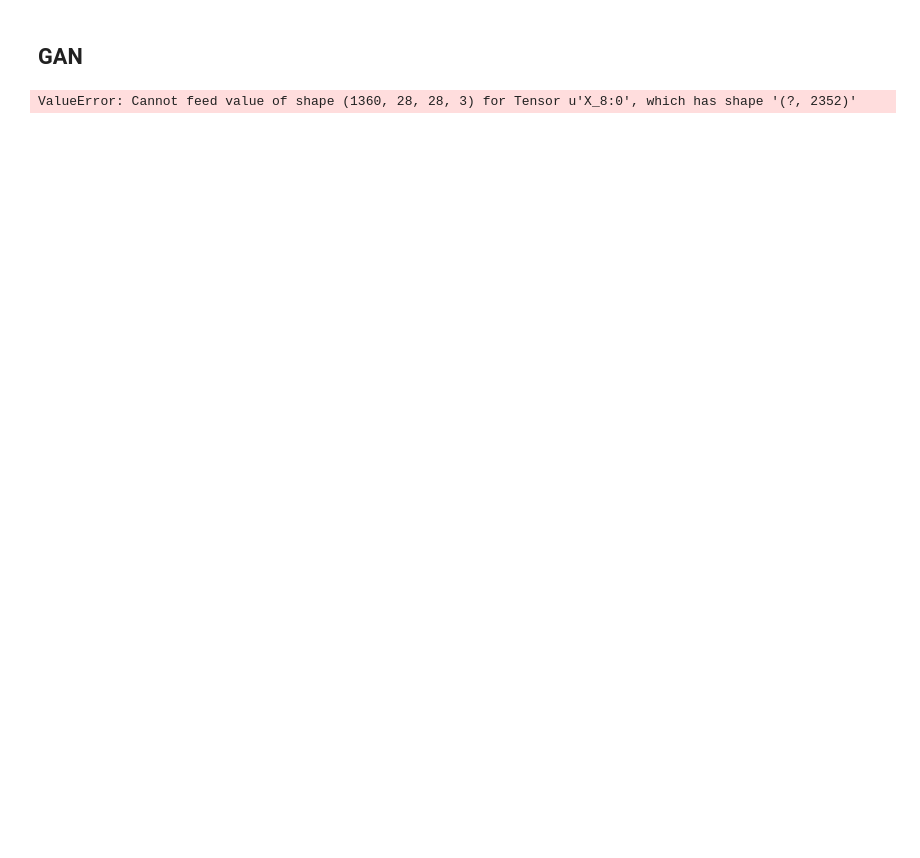
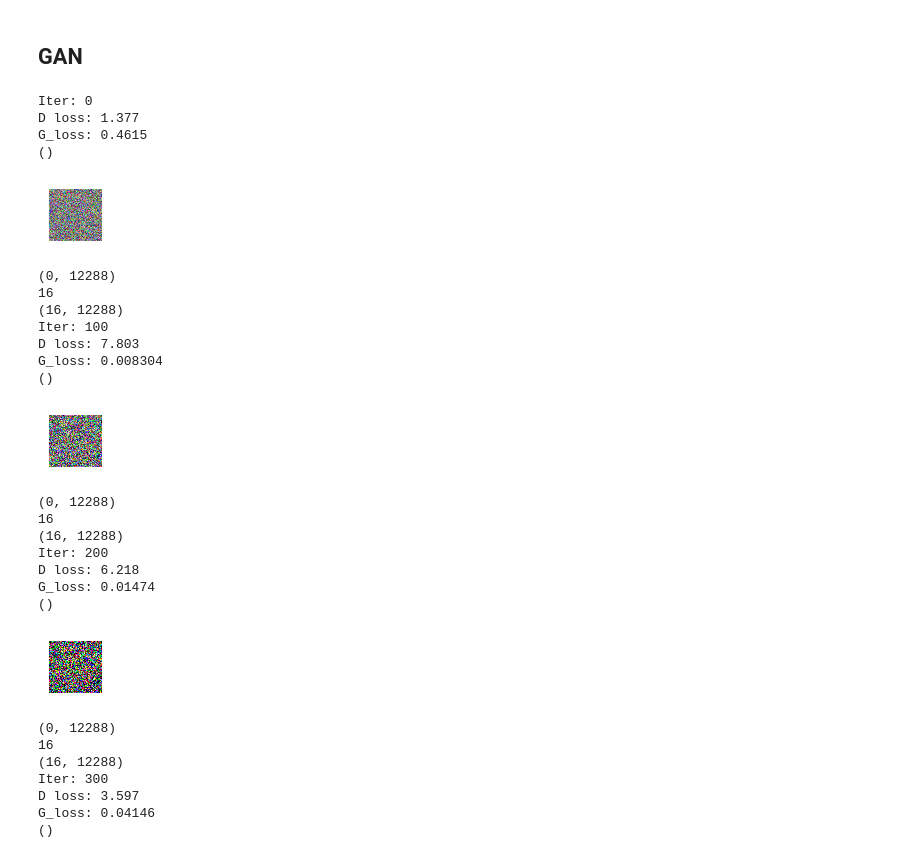
Before and after one commit to tingwenbao/W266-NLP-Final-Project-Text-to-Image-Synthesis-with-GAN, a Jupyter notebook: Dataset_Exploration .ipynb, the cells around one changed output. Cells and saved outputs as stored; diff of their text form; code cells hidden in the pictures; blank space fills up the shorter version.

```diff
--- a/Dataset_Exploration .ipynb
+++ b/Dataset_Exploration .ipynb
@@ -35 +41,16 @@ def xavier_init(size):
+# %%
+def plot(samples):
+    fig = plt.figure(figsize=(10, 10))
+    gs = gridspec.GridSpec(10, 10)
+    gs.update(wspace=0.05, hspace=0.05)
+
+    for i, sample in enumerate(samples):
+        ax = plt.subplot(gs[i])
+        plt.axis('off')
+        ax.set_xticklabels([])
+        ax.set_yticklabels([])
+        ax.set_aspect('equal')
+        plt.imshow(sample.reshape(64, 64, 3))
+
+    return fig
 # %%
@@ -91,21 +115,70 @@ def sample_Z(m, n):
     '''Uniform prior for G(Z)'''
     return np.random.uniform(-1., 1., size=[m, n])
 # %%
-mb_size = 128
+Z_dim = 100
+first = 0
 
-Z_dim = 100
+sess = tf.Session(config=tf.ConfigProto(log_device_placement=True))
+sess.run(tf.global_variables_initializer())
 
-sess = tf.Session()
-sess.run(tf.global_variables_initializer())
-for it in range(1000000):
+D_loss_c = []
+G_loss_c = []
 
-    _, D_loss_curr = sess.run([D_solver, D_loss], feed_dict={X_ph: X, Z_ph: sample_Z(mb_size, Z_dim)})
+for it in range(3000):
+    if (first+mb_size <= len(X)) :
+        x_input = X[first: first+mb_size, ]
+    else :
+        x_input = X[first: len(X), ]
+        print x_input.shape
+        first = (first + mb_size) % len(X)
+        print first
+        x_input = np.append(x_input, X[0: first, ]).reshape([-1, 12288])
+        print x_input.shape
+
+    first += mb_size
+
+    _, D_loss_curr = sess.run([D_solver, D_loss], feed_dict={X_ph: x_input, Z_ph: sample_Z(mb_size, Z_dim)})
+    _, G_loss_curr = sess.run([G_solver, G_loss], feed_dict={Z_ph: sample_Z(mb_size, Z_dim)})
     _, G_loss_curr = sess.run([G_solver, G_loss], feed_dict={Z_ph: sample_Z(mb_size, Z_dim)})
 
-    if it % 1000 == 0:
+    if it % 100 == 0:
         print('Iter: {}'.format(it))
         print('D loss: {:.4}'. format(D_loss_curr))
         print('G_loss: {:.4}'.format(G_loss_curr))
         print()
+        D_loss_c.append(D_loss_curr)
+        G_loss_c.append(G_loss_curr)
+    if it % 100 == 0:
+        samples = sess.run(G_sample, feed_dict={Z_ph: sample_Z(1, Z_dim)})
+        fig = plot(samples)
+        #plt.savefig('out/{}.png'.format(str(i).zfill(3)), bbox_inches='tight')
+        plt.show(fig)
 # %% [output]
-ValueError: Cannot feed value of shape (1360, 28, 28, 3) for Tensor u'X_8:0', which has shape '(?, 2352)'
+Iter: 0
+D loss: 1.377
+G_loss: 0.4615
+()
+[figure, added]
+(0, 12288)
+16
+(16, 12288)
+Iter: 100
+D loss: 7.803
+G_loss: 0.008304
+()
+[figure, added]
+(0, 12288)
+16
+(16, 12288)
+Iter: 200
+D loss: 6.218
+G_loss: 0.01474
+()
+[figure, added]
+(0, 12288)
+16
+(16, 12288)
+Iter: 300
+D loss: 3.597
+G_loss: 0.04146
+()
```
Also changed, not shown: parts of 9 cells of this notebook, 1 other file.
